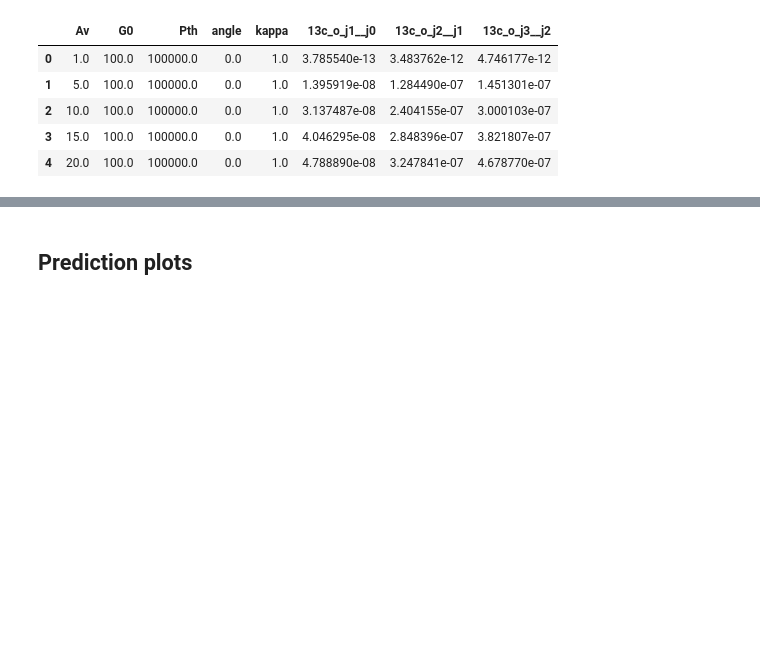
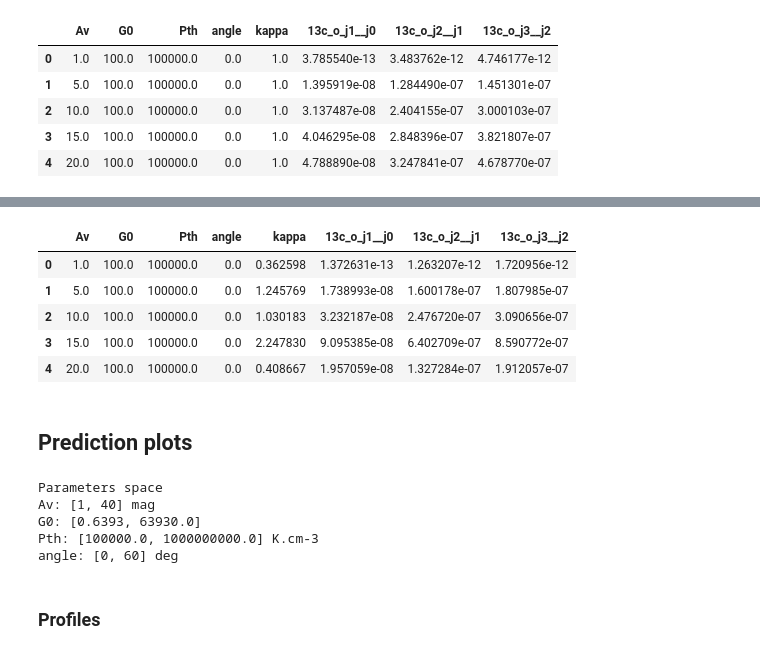
Before and after one commit to einigl/iram-30m-emir-obs-info, a Jupyter notebook: examples/meudonpdr.ipynb, the cells around one changed output, grey strips where cells are left out. Drawn from its saved outputs; the diff is of its cells as text; code cells hidden in the pictures; blank space fills up the shorter version.

```diff
--- a/examples/meudonpdr.ipynb
+++ b/examples/meudonpdr.ipynb
@@ -72,2 +83,15 @@ meudonpdr.predict(df_params, lines)
+# %%
+from infobs.sampling import LogUniform
+
+kappa = LogUniform(10**-0.5, 10**0.5)
+
+meudonpdr.predict(df_params, lines, kappa=kappa)
+# %% [output]
+|  | Av | G0 | Pth | angle | kappa | 13c_o_j1__j0 | 13c_o_j2__j1 | 13c_o_j3__j2 |
+| 0 | 1.0 | 100.0 | 100000.0 | 0.0 | 0.362598 | 1.372631e-13 | 1.263207e-12 | 1.720956e-12 |
+| 1 | 5.0 | 100.0 | 100000.0 | 0.0 | 1.245769 | 1.738993e-08 | 1.600178e-07 | 1.807985e-07 |
+| 2 | 10.0 | 100.0 | 100000.0 | 0.0 | 1.030183 | 3.232187e-08 | 2.476720e-07 | 3.090656e-07 |
+| 3 | 15.0 | 100.0 | 100000.0 | 0.0 | 2.247830 | 9.095385e-08 | 6.402709e-07 | 8.590772e-07 |
+| 4 | 20.0 | 100.0 | 100000.0 | 0.0 | 0.408667 | 1.957059e-08 | 1.327284e-07 | 1.912057e-07 |
 # %% [markdown]
 ## Prediction plots
@@ -75,0 +98,11 @@ meudonpdr.predict(df_params, lines)
+# %%
+plotter = PDRPlotter(kelvin=True)
+plotter.print_parameters_space()
+# %% [output]
+Parameters space
+Av: [1, 40] mag
+G0: [0.6393, 63930.0]
+Pth: [100000.0, 1000000000.0] K.cm-3
+angle: [0, 60] deg
+# %% [markdown]
+### Profiles
```
Also changed, not shown: parts of 20 cells of this notebook, 8 other files.
